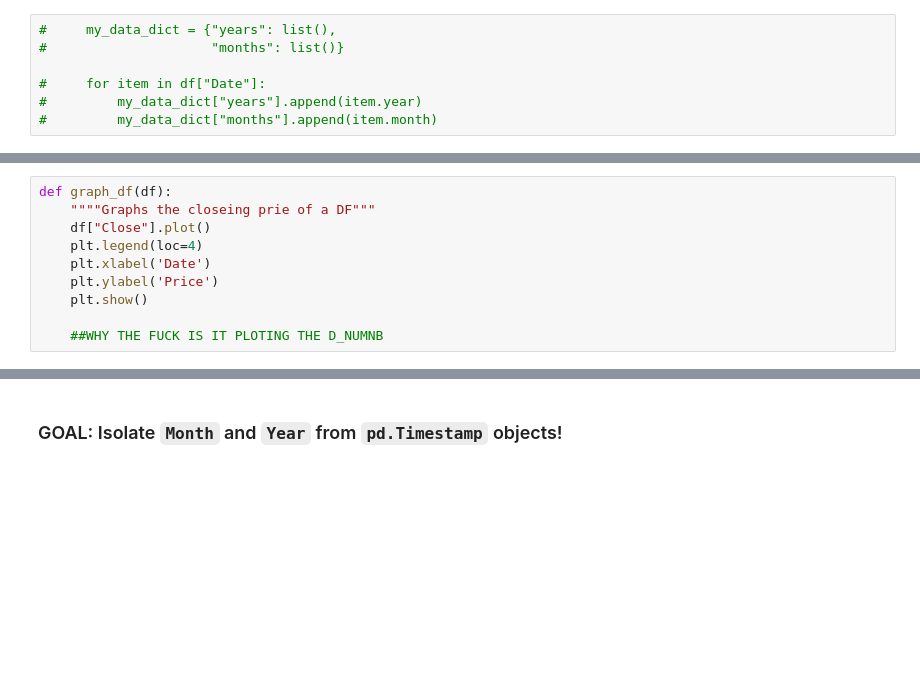
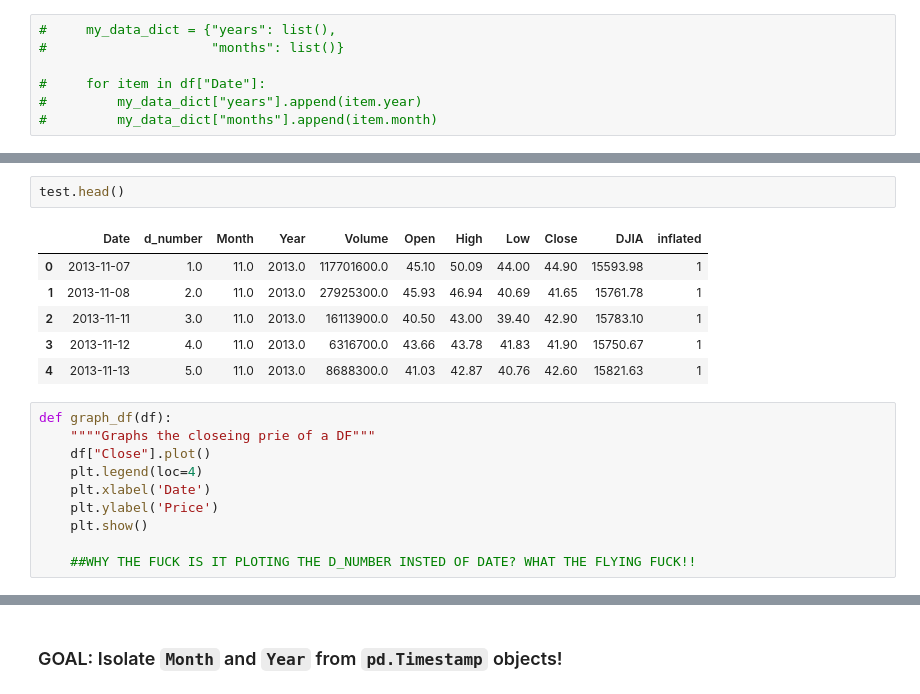
Before and after one commit to capt-alien/Lyft_stock_project, a Jupyter notebook: Lyft_project.ipynb, the cells around one changed output, grey strips where cells are left out. Drawn from its saved outputs; the diff is of its cells as text; blank space fills up the shorter version.

```diff
--- a/Lyft_project.ipynb
+++ b/Lyft_project.ipynb
@@ -248,3 +329,12 @@ test.head()
+# %%
+test.head()
+# %% [output]
+|  | Date | d_number | Month | Year | Volume | Open | High | Low | Close | DJIA | inflated |
+| 0 | 2013-11-07 | 1.0 | 11.0 | 2013.0 | 117701600.0 | 45.10 | 50.09 | 44.00 | 44.90 | 15593.98 | 1 |
+| 1 | 2013-11-08 | 2.0 | 11.0 | 2013.0 | 27925300.0 | 45.93 | 46.94 | 40.69 | 41.65 | 15761.78 | 1 |
+| 2 | 2013-11-11 | 3.0 | 11.0 | 2013.0 | 16113900.0 | 40.50 | 43.00 | 39.40 | 42.90 | 15783.10 | 1 |
+| 3 | 2013-11-12 | 4.0 | 11.0 | 2013.0 | 6316700.0 | 43.66 | 43.78 | 41.83 | 41.90 | 15750.67 | 1 |
+| 4 | 2013-11-13 | 5.0 | 11.0 | 2013.0 | 8688300.0 | 41.03 | 42.87 | 40.76 | 42.60 | 15821.63 | 1 |
 # %%
 def graph_df(df):
     """"Graphs the closeing prie of a DF"""
@@ -254,7 +344,7 @@ def graph_df(df):
     plt.ylabel('Price')
     plt.show()
 
-    ##WHY THE FUCK IS IT PLOTING THE D_NUMNB
+    ##WHY THE FUCK IS IT PLOTING THE D_NUMBER INSTED OF DATE? WHAT THE FLYING FUCK!!
 # %%
 graph_df(test)
 # %% [output]
```
Also changed, not shown: parts of 18 cells of this notebook, 1 other file.
